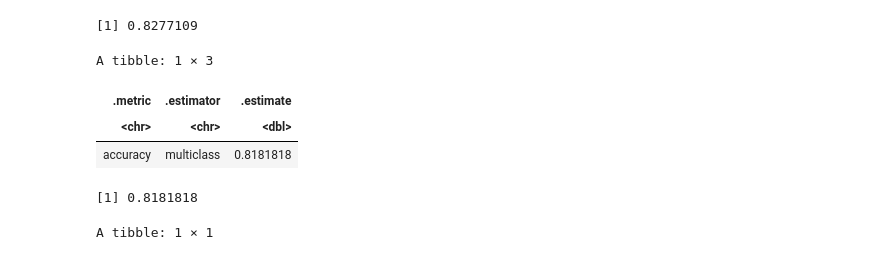
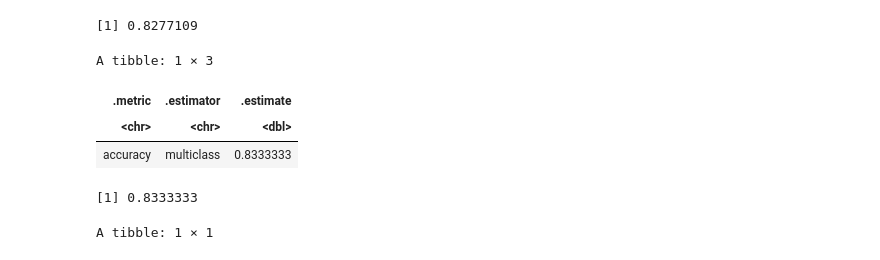
Before and after one commit to kellylee123/dsci-100-2022w1-group-41, a Jupyter notebook: Project_version_1.ipynb, the cells around one changed output. Drawn from its saved outputs; the diff is of its cells as text; code cells hidden in the pictures.

```diff
--- a/Project_version_1.ipynb
+++ b/Project_version_1.ipynb
@@ -256,33 +258,33 @@ user_modeling_fit %>%
 [1] 0.8277109
 # %%
 # run classifier on testing data
-test_spec = nearest_neighbor(weight_func = "rectangular", neighbors = 10) %>%
+test_spec = nearest_neighbor(weight_func = "rectangular", neighbors = 13) %>%
     set_engine("kknn") %>%
     set_mode("classification")
 
 test_fit = workflow() %>%
     add_recipe(user_modeling_recipe) %>%
     add_model(test_spec) %>%
     fit(data = user_modeling_train)
 
 test_accuracy = test_fit %>%
     predict(user_modeling_test) %>%
     bind_cols(user_modeling_test) %>%
     metrics(truth = UNS, estimate = .pred_class) %>%
     filter(.metric == "accuracy")
 test_accuracy
 
 # find accuracy of K = 13 on testing data
 test_accuracy %>%
     pull(.estimate)
 
-# Using our classifier with K = 13 gives us approximately 82% accuracy when running our testing data, which is very close to our training data.
+# Using our classifier with K = 13 gives us approximately 83% accuracy when running our testing data, which is very close to our training data.
 # %% [output]
 A tibble: 1 × 3
 | .metric | .estimator | .estimate |
 | <chr> | <chr> | <dbl> |
-| accuracy | multiclass | 0.8181818 |
+| accuracy | multiclass | 0.8333333 |
-[1] 0.8181818
+[1] 0.8333333
 # %%
 # run classifier on a hypothetical user model, proving our thesis: that a higher SCG and PEG would result in a higher user knowledge level.
 
```
Also changed, not shown: parts of 5 cells of this notebook.
